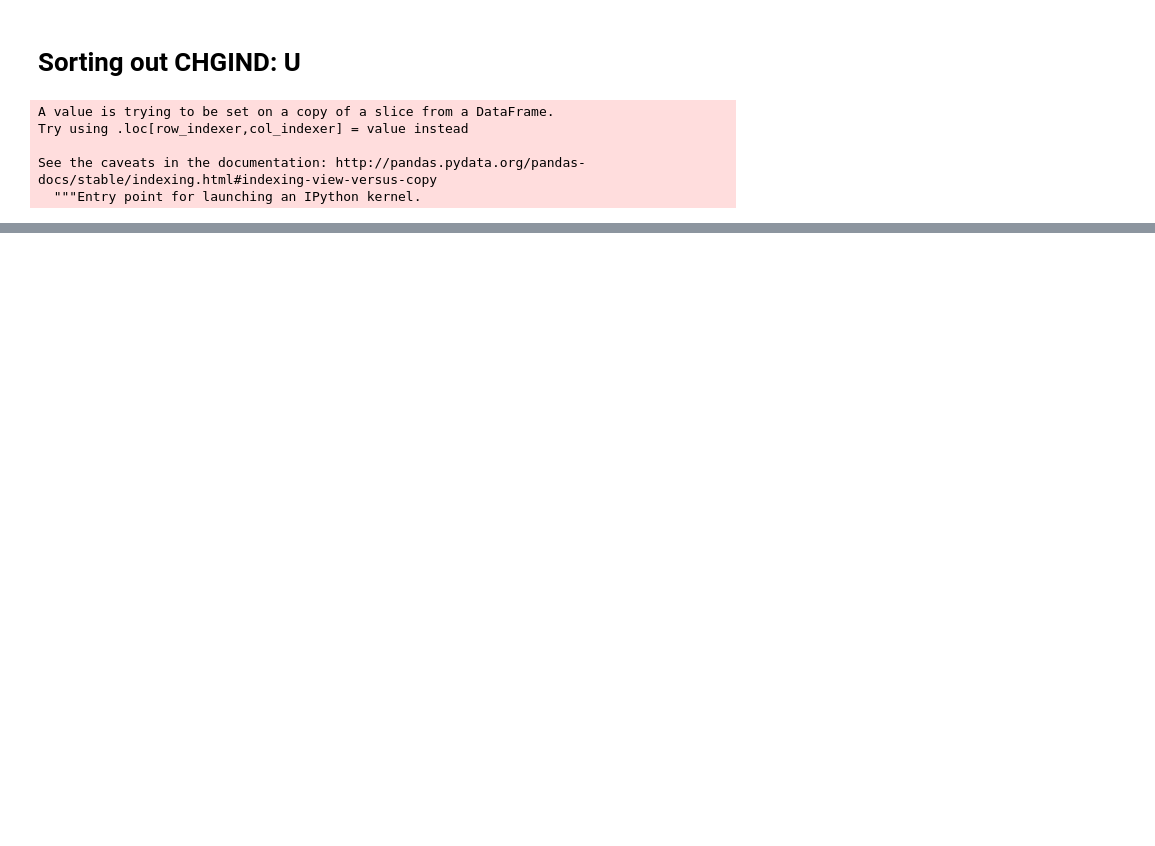
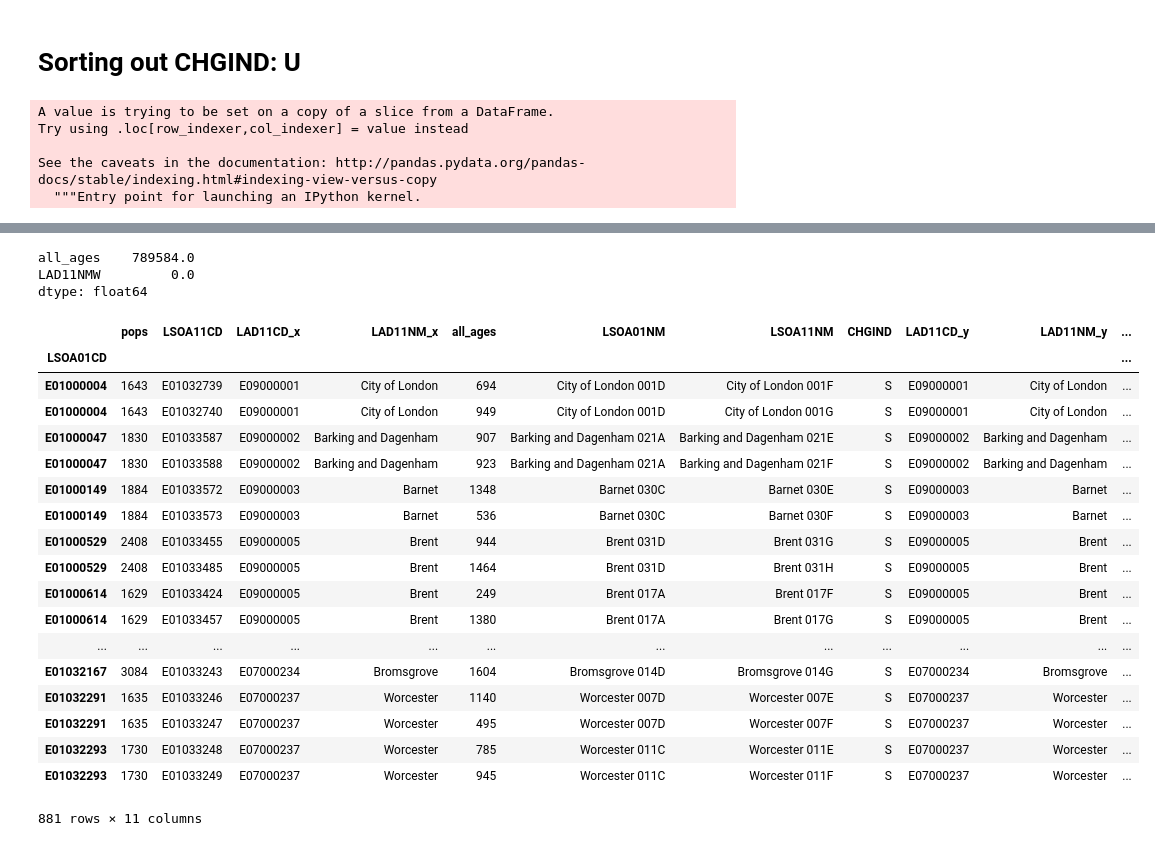
Before and after one commit to annalisasheehan/ICL_Diabetes, a Jupyter notebook: IMD04_LAD01.ipynb, the cells around one changed output, grey strips where cells are left out. Drawn from its saved outputs; the diff is of its cells as text; code cells hidden in the pictures; blank space fills up the shorter version.

```diff
--- a/IMD04_LAD01.ipynb
+++ b/IMD04_LAD01.ipynb
@@ -194,0 +257,36 @@ See the caveats in the documentation: http://pandas.pydata.org/pandas-docs/stabl
+# %%
+pops_lu_S_m.sum()
+# %% [output]
+all_ages    789584.0
+LAD11NMW         0.0
+dtype: float64
+# %%
+pops_lu_S_m = pops_lu_S_m.rename(columns={'all_ages': 'pops'})
+# %%
+pops_lu_S_m = pops_lu_S_m[['pops']]
+# %%
+pops_lu_S = pops_lu_S.set_index('LSOA01CD')
+# %%
+pops_lu_S_m = pops_lu_S_m.merge(pops_lu_S, how='left', left_index=True, right_index=True)
+# %%
+pops_lu_S_m
+# %% [output]
+|  | pops | LSOA11CD | LAD11CD_x | LAD11NM_x | all_ages | LSOA01NM | LSOA11NM | CHGIND | LAD11CD_y | LAD11NM_y | ... |
+| LSOA01CD |  |  |  |  |  |  |  |  |  |  | ... |
+| E01000004 | 1643 | E01032739 | E09000001 | City of London | 694 | City of London 001D | City of London 001F | S | E09000001 | City of London | ... |
+| E01000004 | 1643 | E01032740 | E09000001 | City of London | 949 | City of London 001D | City of London 001G | S | E09000001 | City of London | ... |
+| E01000047 | 1830 | E01033587 | E09000002 | Barking and Dagenham | 907 | Barking and Dagenham 021A | Barking and Dagenham 021E | S | E09000002 | Barking and Dagenham | ... |
+| E01000047 | 1830 | E01033588 | E09000002 | Barking and Dagenham | 923 | Barking and Dagenham 021A | Barking and Dagenham 021F | S | E09000002 | Barking and Dagenham | ... |
+| E01000149 | 1884 | E01033572 | E09000003 | Barnet | 1348 | Barnet 030C | Barnet 030E | S | E09000003 | Barnet | ... |
+| E01000149 | 1884 | E01033573 | E09000003 | Barnet | 536 | Barnet 030C | Barnet 030F | S | E09000003 | Barnet | ... |
+| E01000529 | 2408 | E01033455 | E09000005 | Brent | 944 | Brent 031D | Brent 031G | S | E09000005 | Brent | ... |
+| E01000529 | 2408 | E01033485 | E09000005 | Brent | 1464 | Brent 031D | Brent 031H | S | E09000005 | Brent | ... |
+| E01000614 | 1629 | E01033424 | E09000005 | Brent | 249 | Brent 017A | Brent 017F | S | E09000005 | Brent | ... |
+| E01000614 | 1629 | E01033457 | E09000005 | Brent | 1380 | Brent 017A | Brent 017G | S | E09000005 | Brent | ... |
+| ... | ... | ... | ... | ... | ... | ... | ... | ... | ... | ... | ... |
+| E01032167 | 3084 | E01033243 | E07000234 | Bromsgrove | 1604 | Bromsgrove 014D | Bromsgrove 014G | S | E07000234 | Bromsgrove | ... |
+| E01032291 | 1635 | E01033246 | E07000237 | Worcester | 1140 | Worcester 007D | Worcester 007E | S | E07000237 | Worcester | ... |
+| E01032291 | 1635 | E01033247 | E07000237 | Worcester | 495 | Worcester 007D | Worcester 007F | S | E07000237 | Worcester | ... |
+| E01032293 | 1730 | E01033248 | E07000237 | Worcester | 785 | Worcester 011C | Worcester 011E | S | E07000237 | Worcester | ... |
+| E01032293 | 1730 | E01033249 | E07000237 | Worcester | 945 | Worcester 011C | Worcester 011F | S | E07000237 | Worcester | ... |
+881 rows × 11 columns
```
Also changed, not shown: parts of 72 cells of this notebook.
